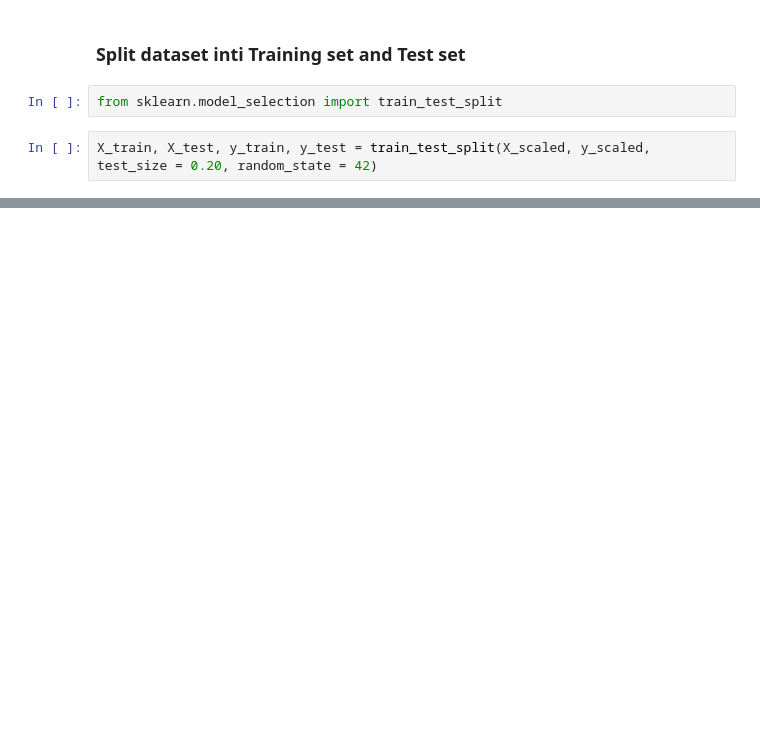
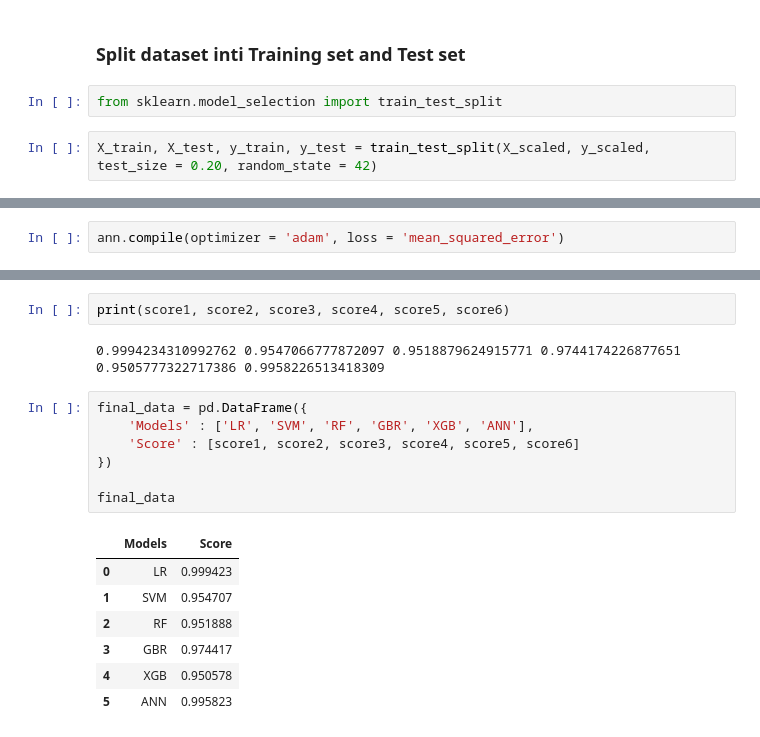
Before and after one commit to Edy-Mochamad/ML-ANN-CarPurchasing, a Jupyter notebook: car_purchasing.ipynb, the cells around one changed output, grey strips where cells are left out. Cells and saved outputs as stored; diff of their text form; blank space fills up the shorter version.

```diff
--- a/car_purchasing.ipynb
+++ b/car_purchasing.ipynb
@@ -151,0 +218,2 @@ X_train, X_test, y_train, y_test = train_test_split(X_scaled, y_scaled, test_siz
+# %%
+ann.compile(optimizer = 'adam', loss = 'mean_squared_error')
@@ -151,0 +269,19 @@ X_train, X_test, y_train, y_test = train_test_split(X_scaled, y_scaled, test_siz
+# %%
+print(score1, score2, score3, score4, score5, score6)
+# %% [output]
+0.9994234310992762 0.9547066777872097 0.9518879624915771 0.9744174226877651 0.9505777322717386 0.9958226513418309
+# %%
+final_data = pd.DataFrame({
+    'Models' : ['LR', 'SVM', 'RF', 'GBR', 'XGB', 'ANN'],
+    'Score' : [score1, score2, score3, score4, score5, score6]
+})
+
+final_data
+# %% [output]
+|  | Models | Score |
+| 0 | LR | 0.999423 |
+| 1 | SVM | 0.954707 |
+| 2 | RF | 0.951888 |
+| 3 | GBR | 0.974417 |
+| 4 | XGB | 0.950578 |
+| 5 | ANN | 0.995823 |
```
Also changed, not shown: parts of 25 cells of this notebook.
